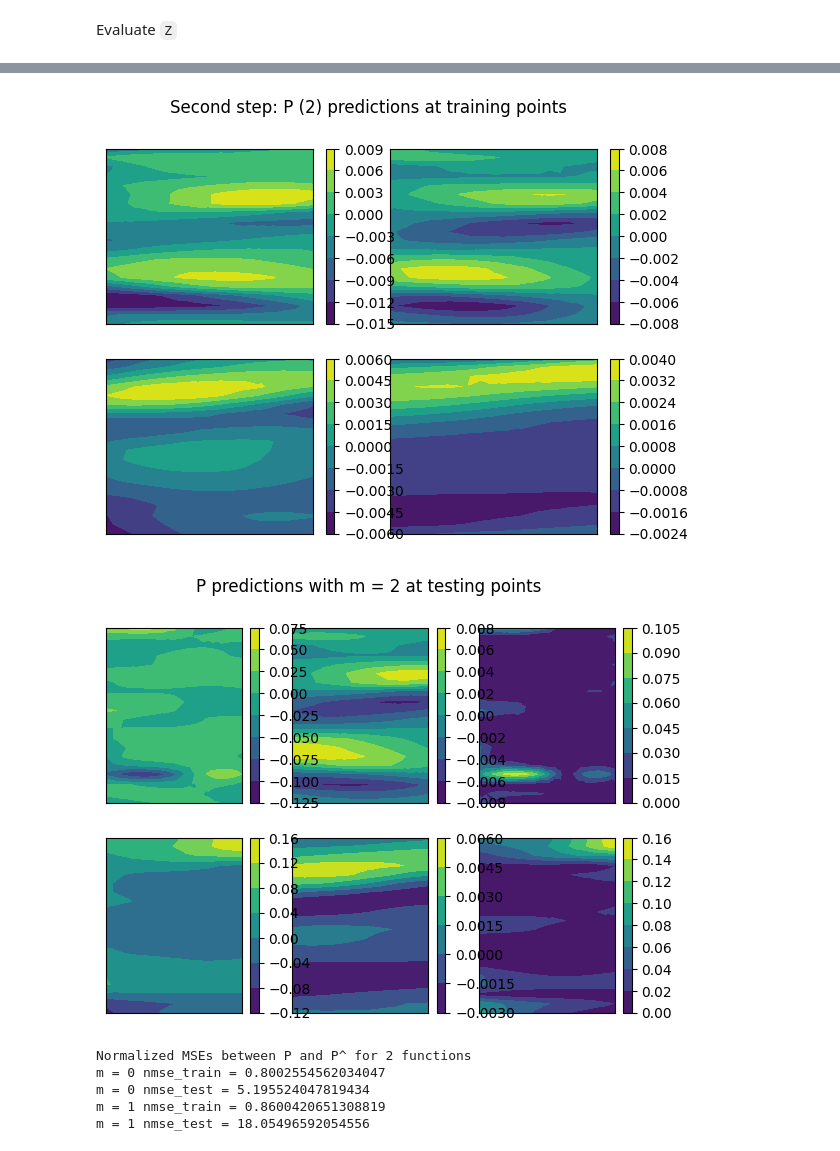
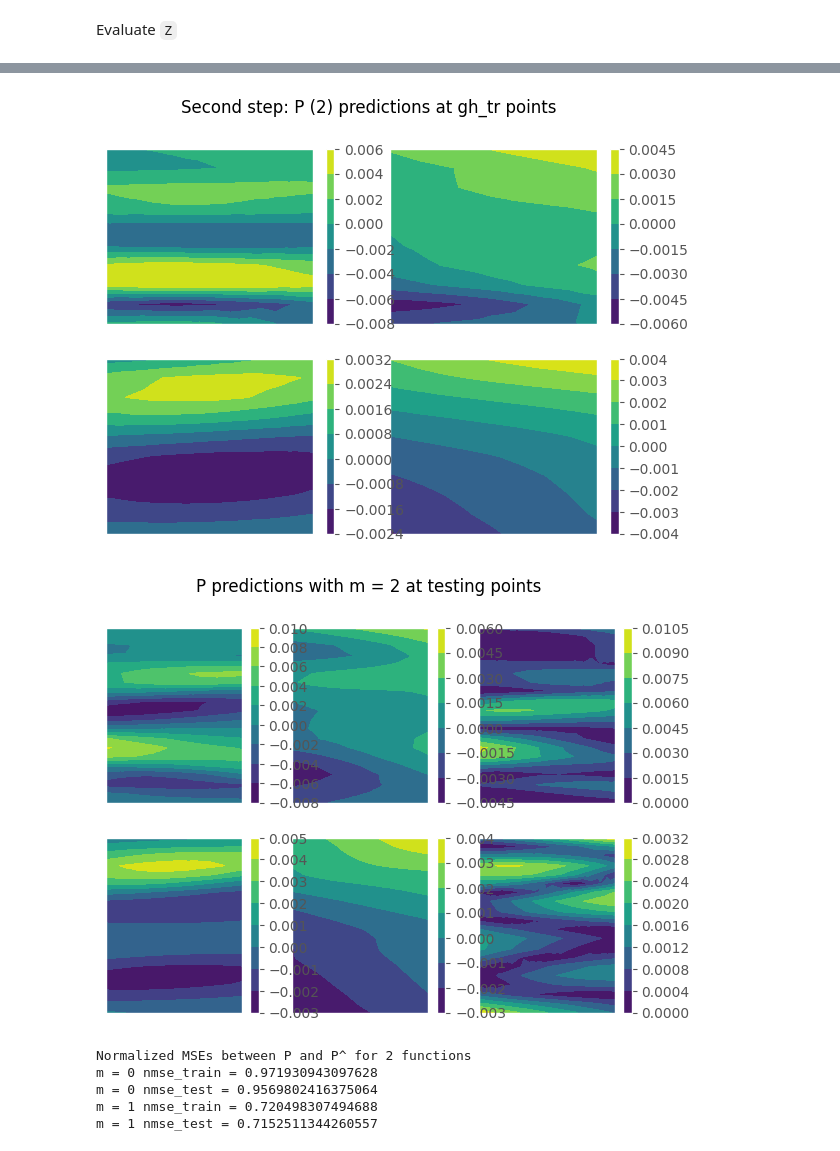
Before and after one commit to TADSGroup/kernelequationlearning, a Jupyter notebook: examples/Burgers/onepfive_step.ipynb, the cells around one changed output, grey strips where cells are left out. Saved outputs shown, nothing was run; the diff lists cells and outputs as text; code cells hidden in the pictures.

```diff
--- a/examples/Burgers/onepfive_step.ipynb
+++ b/examples/Burgers/onepfive_step.ipynb
@@ -275,6 +285,7 @@ Run the gradient descent for `100` epochs
 # %%
 solver = LBFGS(fun=L, maxiter=1000, linesearch='backtracking', history_size = 20)
-res = solver.run(Z_warm, X = X, U = U, M = M, f =f , two_step_dict=two_step_dict, lmbd=lmbda)
+#solver = GradientDescent(fun=L, maxiter=50, stepsize=1e-7)
+res = solver.run(Z_warm, X = X, U = U, M = M_gh_tr, f = f , two_step_dict=two_step_dict, lmbd=lmbda)
 # %%
 Z = res.params
 # %%
@@ -322,0 +347,21 @@ f_pred_test = krr_optimal_P.predict(s_test_s)
+# %%
+S_tr_s = scaler_S_gh_tr.fit_transform(S_tr)
+f_tr_pred = krr_optimal_P.predict(S_tr_s)
+# %%
+# Interpolant P^* at tr points : P^*(hat S_tr) vs. P(hat S_tr)
+fig, axs = plt.subplots(figsize = (7,5), nrows = m, ncols = 2, sharex = True, sharey = True)
+fig.subplots_adjust(hspace=0.2, wspace=0.1)
+fig.suptitle('Second step: P ({}) predictions at tr points'.format(m))
+for i in range(m):
+        axsi0 = axs[i,0].tricontourf(S_tr[i*N_tr:(i+1)*N_tr,0], S_tr[i*N_tr:(i+1)*N_tr,1], f_tr2[i*N_tr:(i+1)*N_tr])
+        plt.colorbar(axsi0, ax = axs[i,0])
+        axsi1 = axs[i,1].tricontourf(S_tr[i*N_tr:(i+1)*N_tr,0], S_tr[i*N_tr:(i+1)*N_tr,1], f_tr_pred[i*N_tr:(i+1)*N_tr])
+        plt.colorbar(axsi1, ax = axs[i,1])
+        axs[i,0].set_yticklabels([])
+        axs[i,0].set_xticklabels([])
+        axs[i,0].set_yticks([])
+        axs[i,0].set_xticks([])
+        axs[i,1].set_yticklabels([])
+        axs[i,1].set_xticklabels([])
+        axs[i,1].set_yticks([])
+        axs[i,1].set_xticks([])
@@ -323,12 +370,12 @@ f_pred_test = krr_optimal_P.predict(s_test_s)
 # %%
-# Interpolant P^* at gh_tr points : P^*(hat S) vs. P(hat S)
+# Interpolant P^* at gh_tr points : P^*(hat S_gh_tr) vs. P(hat S_gh_tr)
 fig, axs = plt.subplots(figsize = (7,5), nrows = m, ncols = 2, sharex = True, sharey = True)
 fig.subplots_adjust(hspace=0.2, wspace=0.1)
-fig.suptitle('Second step: P ({}) predictions at training points'.format(m))
+fig.suptitle('Second step: P ({}) predictions at gh_tr points'.format(m))
 for i in range(m):
-        axsi0 = axs[i,0].tricontourf(S[i*N_gh_tr:(i+1)*N_gh_tr,0], S[i*N_gh_tr:(i+1)*N_gh_tr,1], f_pred_train[i*N_gh_tr:(i+1)*N_gh_tr])
+        axsi0 = axs[i,0].tricontourf(S[i*N_gh_tr:(i+1)*N_gh_tr,0], S[i*N_gh_tr:(i+1)*N_gh_tr,1], f_gh_tr2[i*N_gh_tr:(i+1)*N_gh_tr])
         plt.colorbar(axsi0, ax = axs[i,0])
-        axsi1 = axs[i,1].tricontourf(S[i*N_gh_tr:(i+1)*N_gh_tr,0], S[i*N_gh_tr:(i+1)*N_gh_tr,1], f_train2[i*N_gh_tr:(i+1)*N_gh_tr])
+        axsi1 = axs[i,1].tricontourf(S[i*N_gh_tr:(i+1)*N_gh_tr,0], S[i*N_gh_tr:(i+1)*N_gh_tr,1], f_gh_tr_pred[i*N_gh_tr:(i+1)*N_gh_tr])
         plt.colorbar(axsi1, ax = axs[i,1])
         axs[i,0].set_yticklabels([])
         axs[i,0].set_xticklabels([])
@@ -339,44 +386,44 @@ for i in range(m):
         axs[i,1].set_yticks([])
         axs[i,1].set_xticks([])
 # %% [output]
-[figure, old version]
+[figure, new version]
 # %%
 # Interpolant P^* at testing points : P^*(hat S) vs. P(hat S)
 fig, axs = plt.subplots(figsize = (7,5), nrows = m, ncols = 3, sharex = True, sharey = True)
 fig.subplots_adjust(hspace=0.2, wspace=0.1)
 fig.suptitle('P predictions with m = {} at testing points'.format(m))
 for i in range(m):
-        axsi0 = axs[i,0].tricontourf(X_te[i*N_te:(i+1)*N_te,0], X_te[i*N_te:(i+1)*N_te,1], f_pred_test[i*N_te:(i+1)*N_te])
+        axsi0 = axs[i,0].tricontourf(X_te[i*N_te:(i+1)*N_te,0], X_te[i*N_te:(i+1)*N_te,1], f_te2[i*N_te:(i+1)*N_te])
         plt.colorbar(axsi0, ax = axs[i,0])
-        axsi1 = axs[i,1].tricontourf(X_te[i*N_te:(i+1)*N_te,0], X_te[i*N_te:(i+1)*N_te,1], f_test2[i*N_te:(i+1)*N_te])
+        axsi1 = axs[i,1].tricontourf(X_te[i*N_te:(i+1)*N_te,0], X_te[i*N_te:(i+1)*N_te,1], f_te_pred[i*N_te:(i+1)*N_te])
         plt.colorbar(axsi1, ax = axs[i,1])
-        axsi2 = axs[i,2].tricontourf(X_te[i*N_te:(i+1)*N_te,0], X_te[i*N_te:(i+1)*N_te,1], np.abs(f_test2[i*N_te:(i+1)*N_te]-f_pred_test[i*N_te:(i+1)*N_te]))
+        axsi2 = axs[i,2].tricontourf(X_te[i*N_te:(i+1)*N_te,0], X_te[i*N_te:(i+1)*N_te,1], np.abs(f_te2[i*N_te:(i+1)*N_te]-f_te_pred[i*N_te:(i+1)*N_te]))
         plt.colorbar(axsi2, ax = axs[i,2])
         axs[i,0].set_yticklabels([])
         axs[i,0].set_xticklabels([])
         axs[i,0].set_yticks([])
         axs[i,0].set_xticks([])
         axs[i,1].set_yticklabels([])
         axs[i,1].set_xticklabels([])
         axs[i,1].set_yticks([])
         axs[i,1].set_xticks([])
         axs[i,2].set_yticklabels([])
         axs[i,2].set_xticklabels([])
         axs[i,2].set_yticks([])
         axs[i,2].set_xticks([])
 # %% [output]
-[figure, old version]
+[figure, new version]
 # %%
 # NMSEs: P at training points and testing points
 print('Normalized MSEs between P and P^ for {} functions'.format(m))
 for i in range(m):
-    n_mse_train = rel_mse(f_train2[i*N_gh_tr:(i+1)*N_gh_tr],f_pred_train[i*N_gh_tr:(i+1)*N_gh_tr])
-    n_mse_test = rel_mse(f_test2[i*N_te:(i+1)*N_te], f_pred_test[i*N_te:(i+1)*N_te])
+    n_mse_train = rel_mse(f_gh_tr2[i*N_gh_tr:(i+1)*N_gh_tr],f_gh_tr_pred[i*N_gh_tr:(i+1)*N_gh_tr])
+    n_mse_test = rel_mse(f_te2[i*N_te:(i+1)*N_te], f_te_pred[i*N_te:(i+1)*N_te])
     print('m = {} nmse_train = {}'.format(i,n_mse_train))
     print('m = {} nmse_test = {}'.format(i,n_mse_test))
 # %% [output]
 Normalized MSEs between P and P^ for 2 functions
-m = 0 nmse_train = 0.8002554562034047
-m = 0 nmse_test = 5.195524047819434
-m = 1 nmse_train = 0.8600420651308819
-m = 1 nmse_test = 18.05496592054556
+m = 0 nmse_train = 0.971930943097628
+m = 0 nmse_test = 0.9569802416375064
+m = 1 nmse_train = 0.720498307494688
+m = 1 nmse_test = 0.7152511344260557
```
Also changed, not shown: parts of 17 cells of this notebook, 15 other files.
